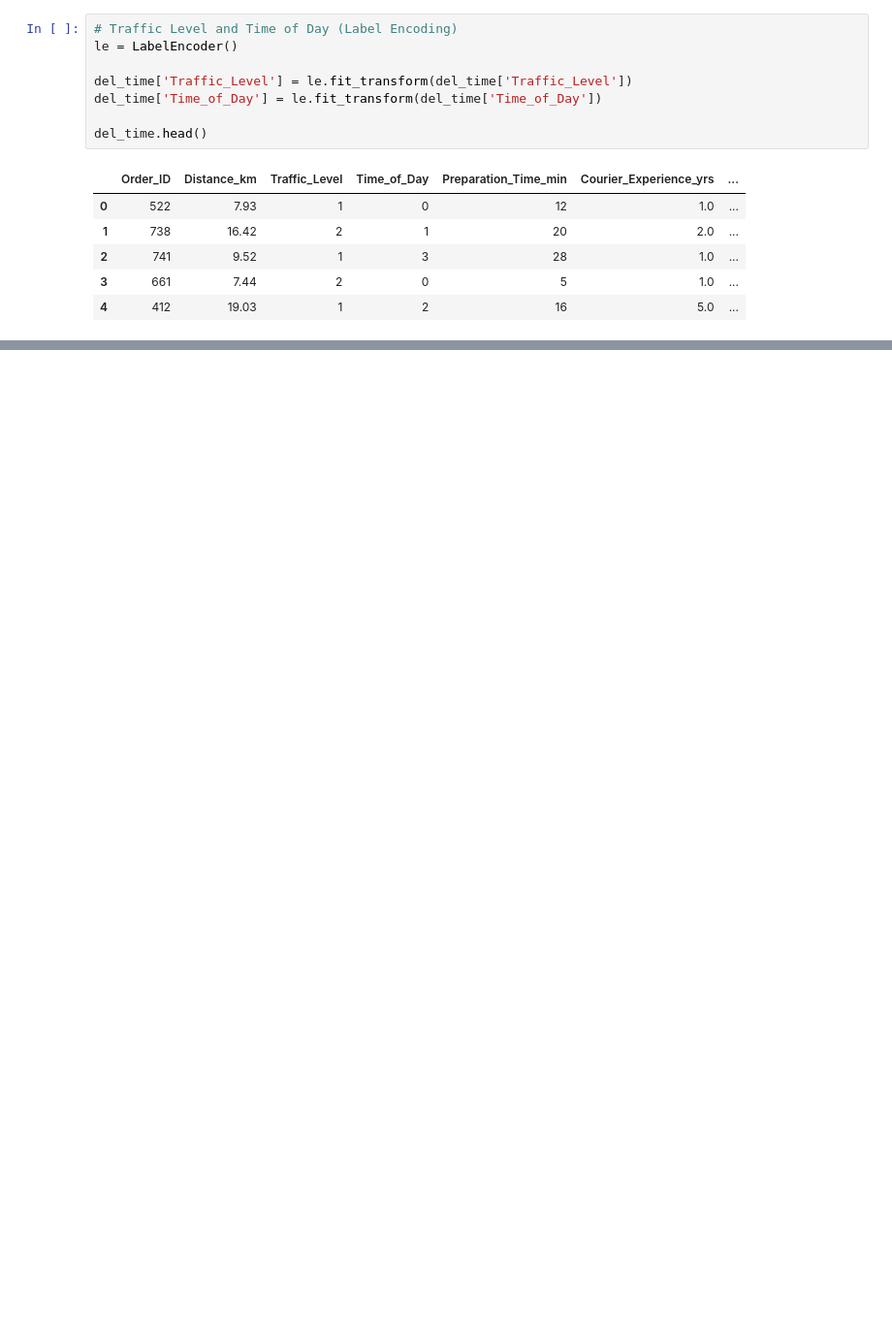
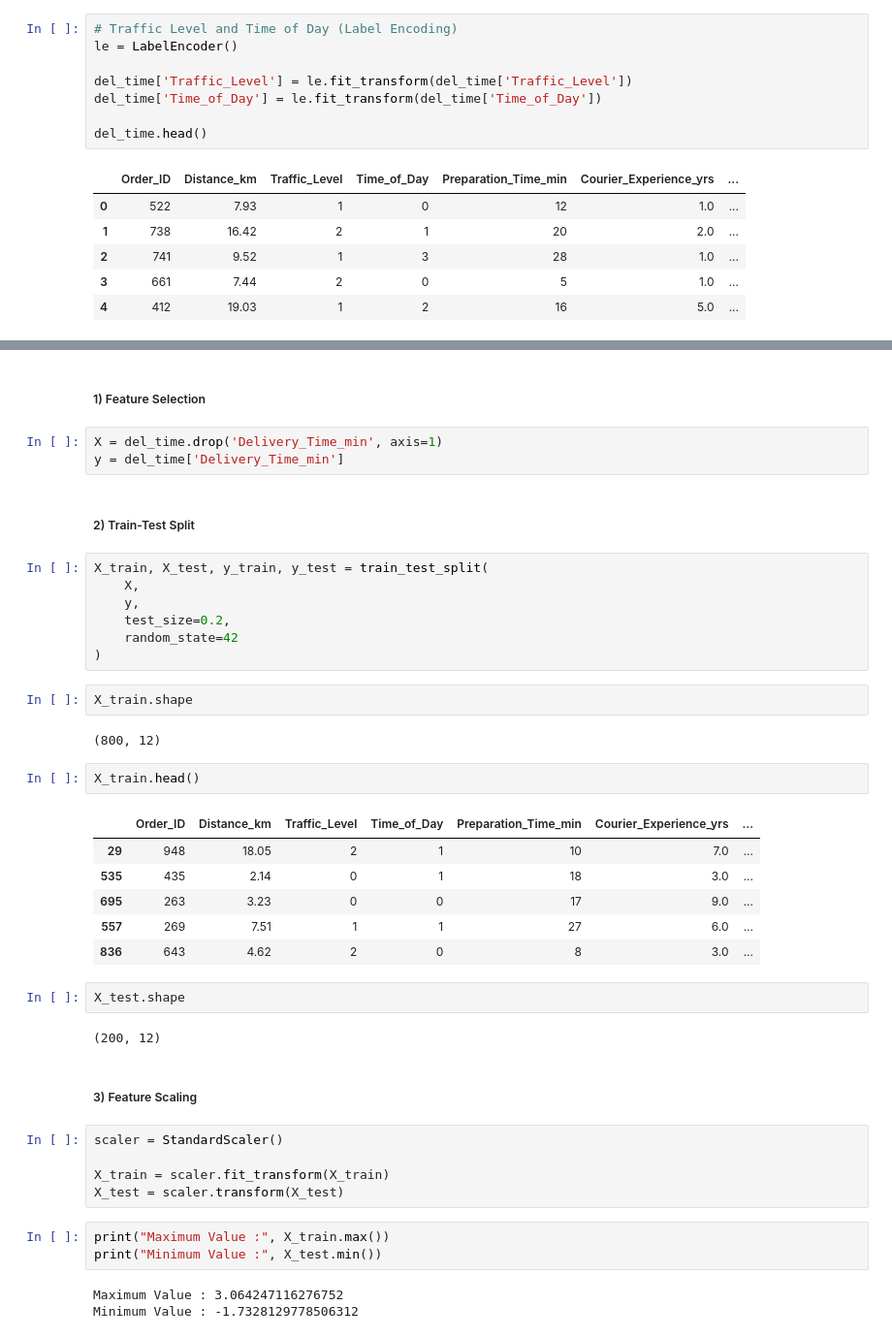
Before and after one commit to Manojg14/delivery-time-prediction-linear-regression, a Jupyter notebook: Notebook/delivery-time-prediction-linear-regression.ipynb, the cells around one changed output, grey strips where cells are left out. Shown at 97% size. Cells and saved outputs as stored; diff of their text form; blank space fills up the shorter version.

```diff
--- a/Notebook/delivery-time-prediction-linear-regression.ipynb
+++ b/Notebook/delivery-time-prediction-linear-regression.ipynb
@@ -522,0 +533,44 @@ del_time.head()
+# %% [markdown]
+##### 1) Feature Selection
+# %%
+X = del_time.drop('Delivery_Time_min', axis=1)
+y = del_time['Delivery_Time_min']
+# %% [markdown]
+##### 2) Train-Test Split
+# %%
+X_train, X_test, y_train, y_test = train_test_split(
+    X,
+    y,
+    test_size=0.2,
+    random_state=42
+)
+# %%
+X_train.shape
+# %% [output]
+(800, 12)
+# %%
+X_train.head()
+# %% [output]
+|  | Order_ID | Distance_km | Traffic_Level | Time_of_Day | Preparation_Time_min | Courier_Experience_yrs | ... |
+| 29 | 948 | 18.05 | 2 | 1 | 10 | 7.0 | ... |
+| 535 | 435 | 2.14 | 0 | 1 | 18 | 3.0 | ... |
+| 695 | 263 | 3.23 | 0 | 0 | 17 | 9.0 | ... |
+| 557 | 269 | 7.51 | 1 | 1 | 27 | 6.0 | ... |
+| 836 | 643 | 4.62 | 2 | 0 | 8 | 3.0 | ... |
+# %%
+X_test.shape
+# %% [output]
+(200, 12)
+# %% [markdown]
+##### 3) Feature Scaling
+# %%
+scaler = StandardScaler()
+
+X_train = scaler.fit_transform(X_train)
+X_test = scaler.transform(X_test)
+# %%
+print("Maximum Value :", X_train.max())
+print("Minimum Value :", X_test.min())
+# %% [output]
+Maximum Value : 3.064247116276752
+Minimum Value : -1.7328129778506312
```
Also changed, not shown: parts of 6 cells of this notebook.
